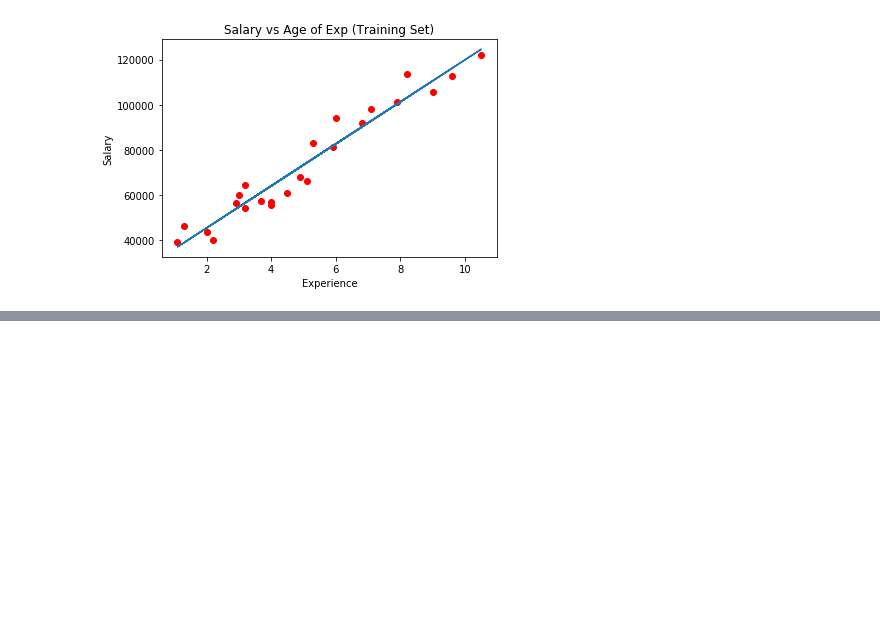
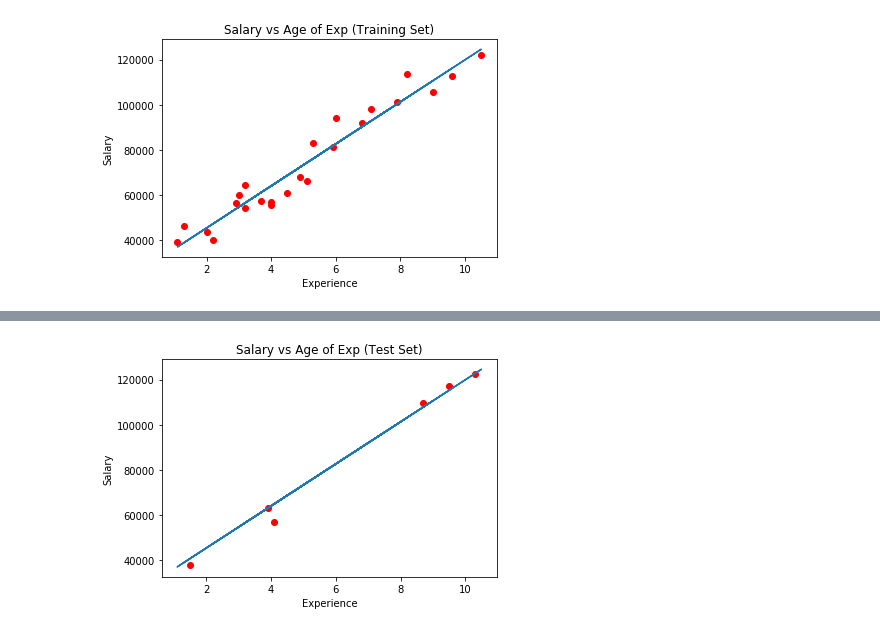
Before and after one commit to Rajathbharadwaj/SuperDataScience, a Jupyter notebook: Machine Learning A-Z/Part 2 - Regression/Section 4 - Simple Linear Regression/Simple_Linear_Regression/Untitled1.ipynb, the cells around one changed output, grey strips where cells are left out. Saved outputs shown, nothing was run; the diff lists cells and outputs as text; code cells hidden in the pictures; blank space fills up the shorter version.

```diff
--- a/Machine Learning A-Z/Part 2 - Regression/Section 4 - Simple Linear Regression/Simple_Linear_Regression/Untitled1.ipynb
+++ b/Machine Learning A-Z/Part 2 - Regression/Section 4 - Simple Linear Regression/Simple_Linear_Regression/Untitled1.ipynb
@@ -57,0 +63,9 @@ plt.show()
+# %%
+plt.scatter(x=X_test, y=y_test, c='red')
+plt.plot(X_train, regressor.predict(X_train))
+plt.title("Salary vs Age of Exp (Test Set)")
+plt.xlabel('Experience')
+plt.ylabel("Salary")
+plt.show()
+# %% [output]
+[figure, added]
```
Also changed, not shown: parts of 2 cells of this notebook, 3 other files.
